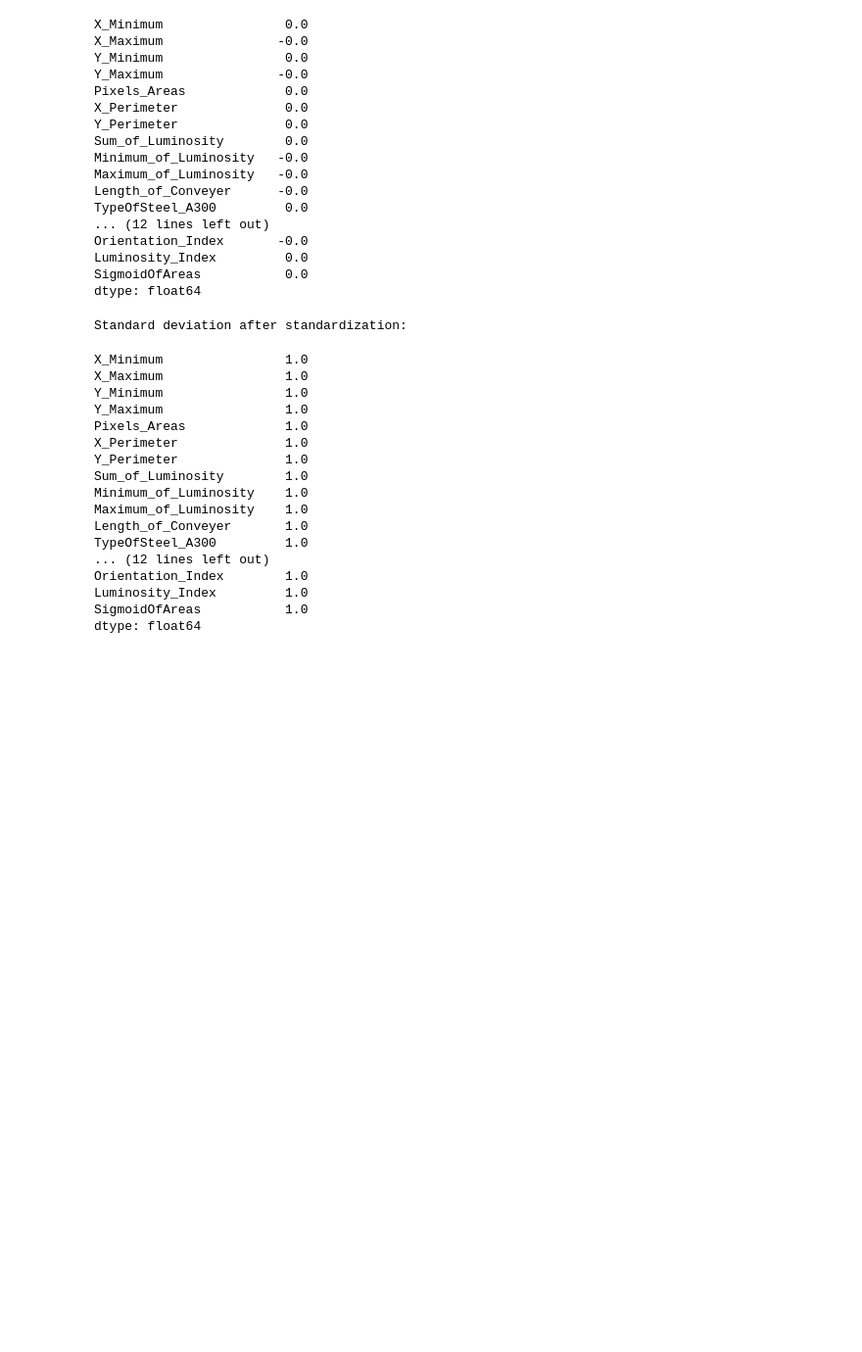
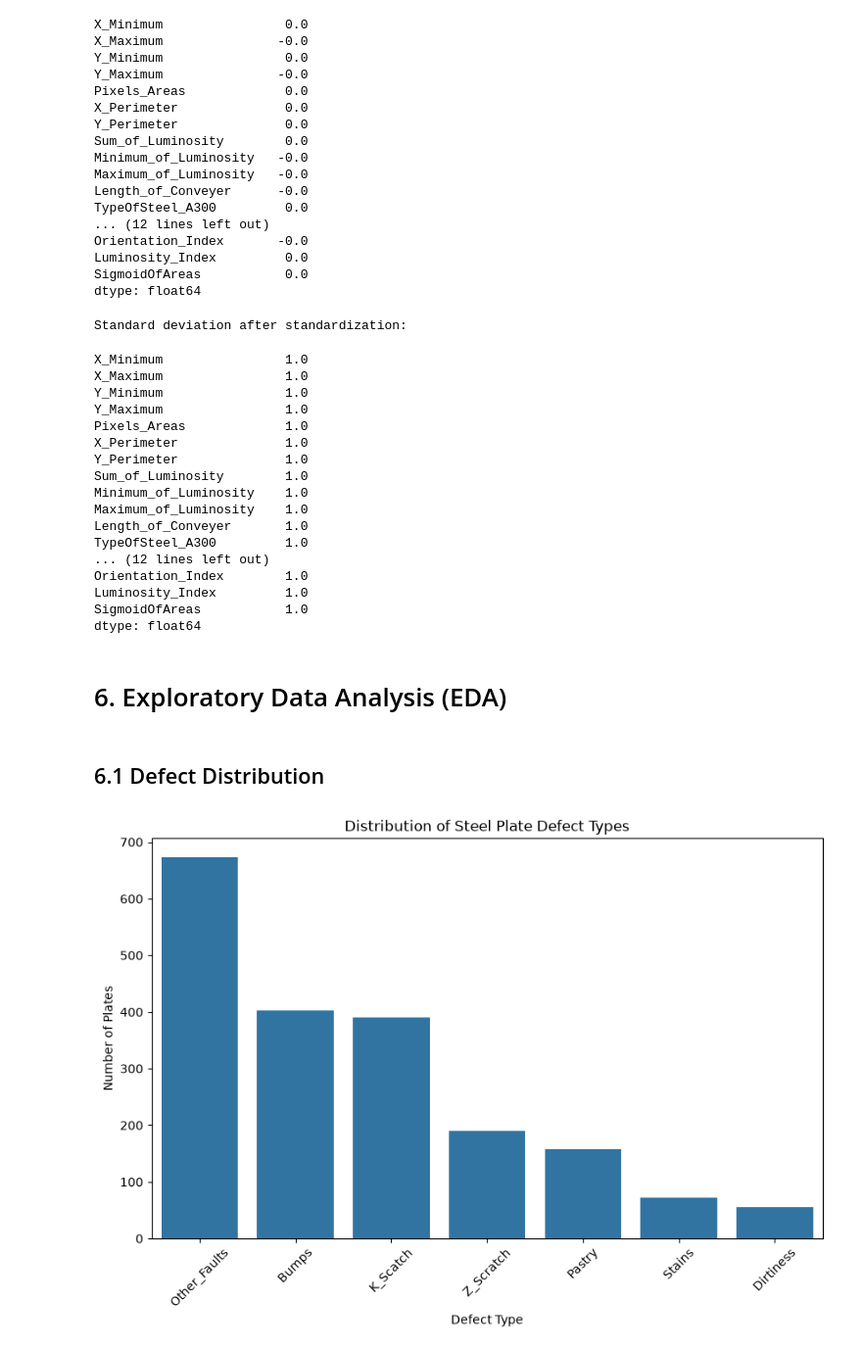
Before and after one commit to fardinfaruqi/steel-plate-quality-control, a Jupyter notebook: notebooks/steel_plate_quality_control.ipynb, the cells around one changed output. Shown at 98% size. Cells and saved outputs as stored; diff of their text form; code cells hidden in the pictures; blank space fills up the shorter version.

```diff
--- a/notebooks/steel_plate_quality_control.ipynb
+++ b/notebooks/steel_plate_quality_control.ipynb
@@ -369,3 +369,24 @@ Orientation_Index        1.0
 Luminosity_Index         1.0
 SigmoidOfAreas           1.0
 dtype: float64
+# %% [markdown]
+# 6. Exploratory Data Analysis (EDA)
+# %% [markdown]
+## 6.1 Defect Distribution
+# %%
+plt.figure(figsize=(10, 6))
+
+sns.countplot(
+    data=df,
+    x="Defect_Type",
+    order=df["Defect_Type"].value_counts().index
+)
+
+plt.title("Distribution of Steel Plate Defect Types")
+plt.xlabel("Defect Type")
+plt.ylabel("Number of Plates")
+plt.xticks(rotation=45)
+
+plt.show()
+# %% [output]
+[figure, added]
```
Also changed, not shown: parts of 21 cells of this notebook.
